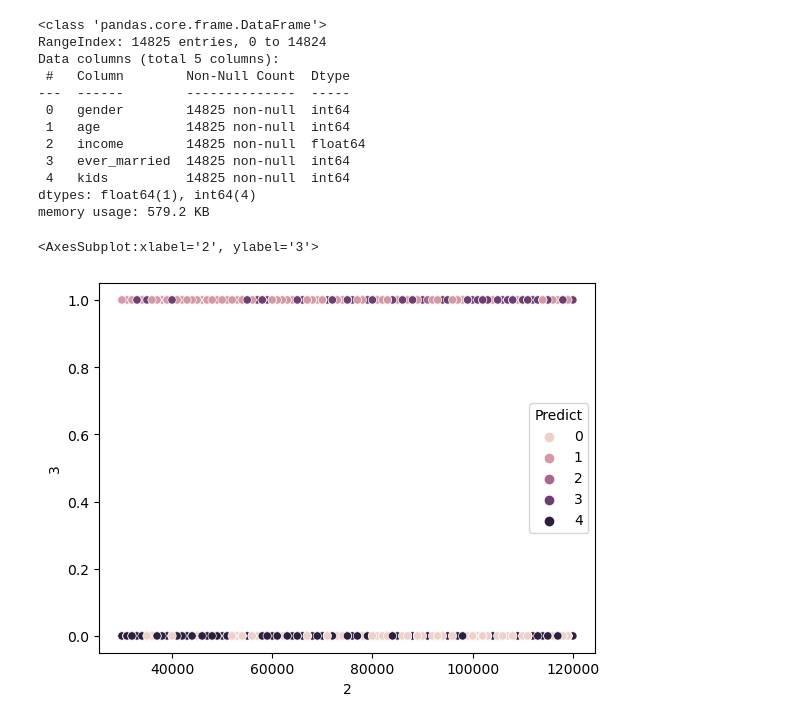
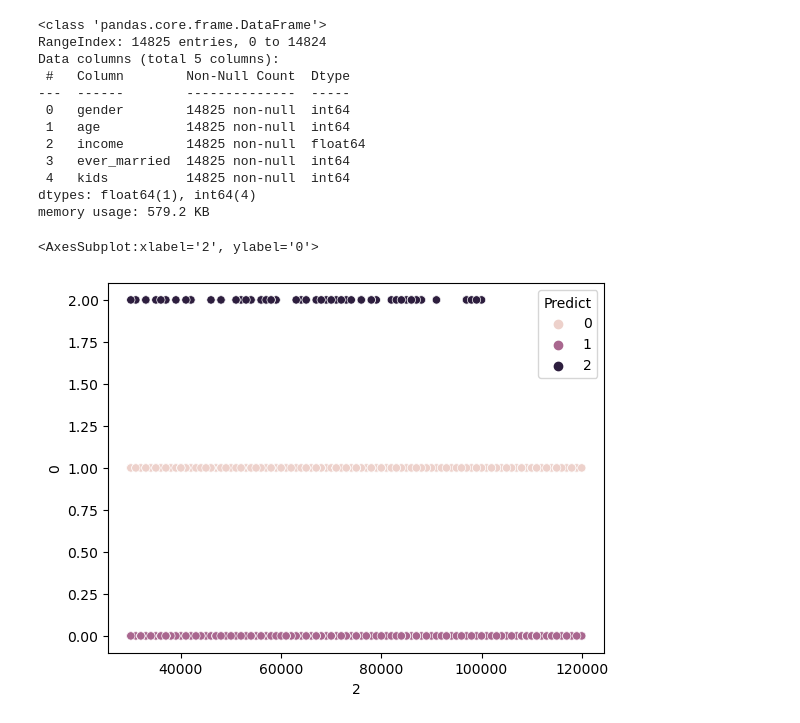
Before and after one commit to ApuAdh/RFP, a Jupyter notebook: Gaussian Mixed Model.ipynb, the cells around one changed output. Drawn from its saved outputs; the diff is of its cells as text; code cells hidden in the pictures.

```diff
--- a/Gaussian Mixed Model.ipynb
+++ b/Gaussian Mixed Model.ipynb
@@ -132,5 +54,5 @@ sns.lineplot(data=frame, x="Clusters", y="BIC")
 # %%
-gm = GaussianMixture(n_components=5, random_state=0).fit(df_train)
+gm = GaussianMixture(n_components=3, random_state=0).fit(df_train)
 # %%
 gm.means_
 # %% [output]
@@ -181,7 +95,7 @@ Data columns (total 5 columns):
 dtypes: float64(1), int64(4)
 memory usage: 579.2 KB
 # %%
-sns.scatterplot(data = df, y = 3, x = 2, hue = "Predict")
+sns.scatterplot(data = df, y = 0, x = 2, hue = "Predict")
 # %% [output]
-<AxesSubplot:xlabel='2', ylabel='3'>
+<AxesSubplot:xlabel='2', ylabel='0'>
-[figure, old version]
+[figure, new version]
```
Also changed, not shown: parts of 25 cells of this notebook.
